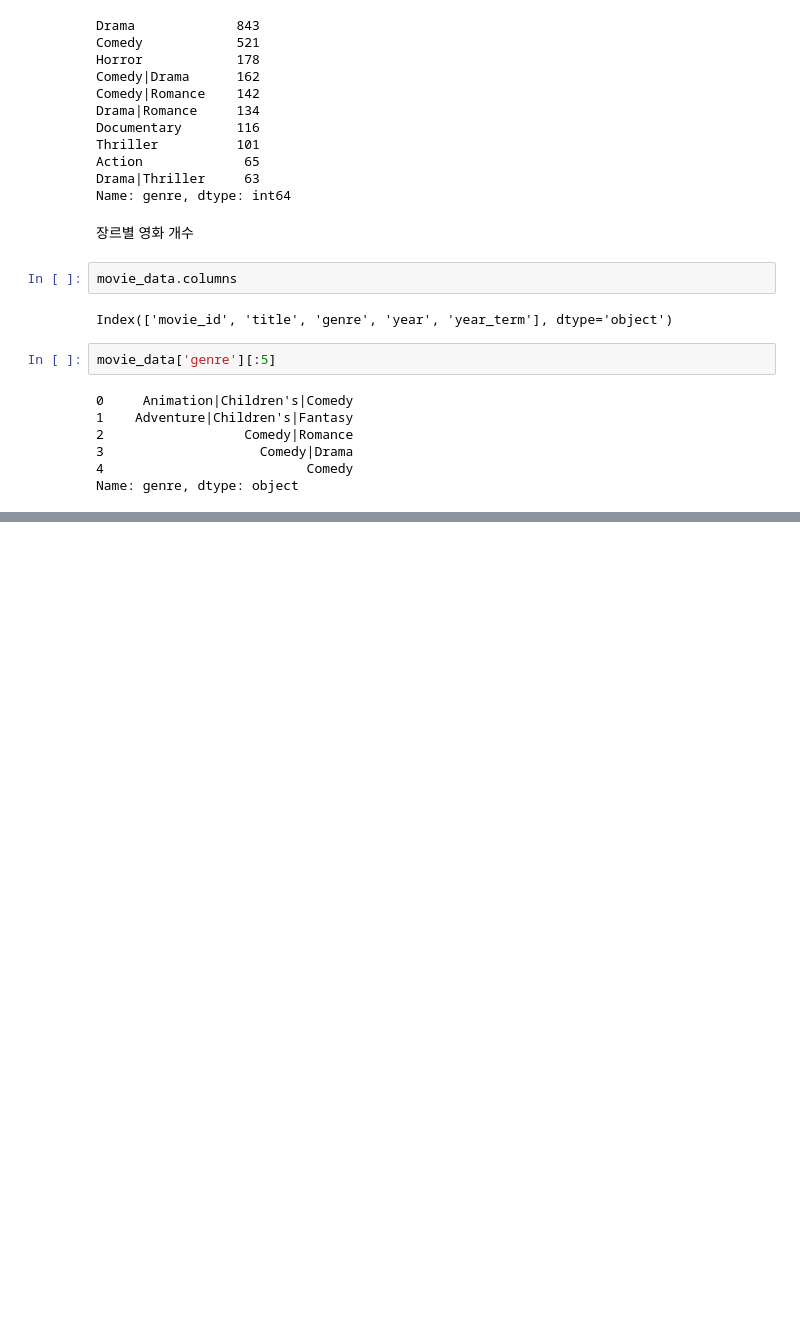
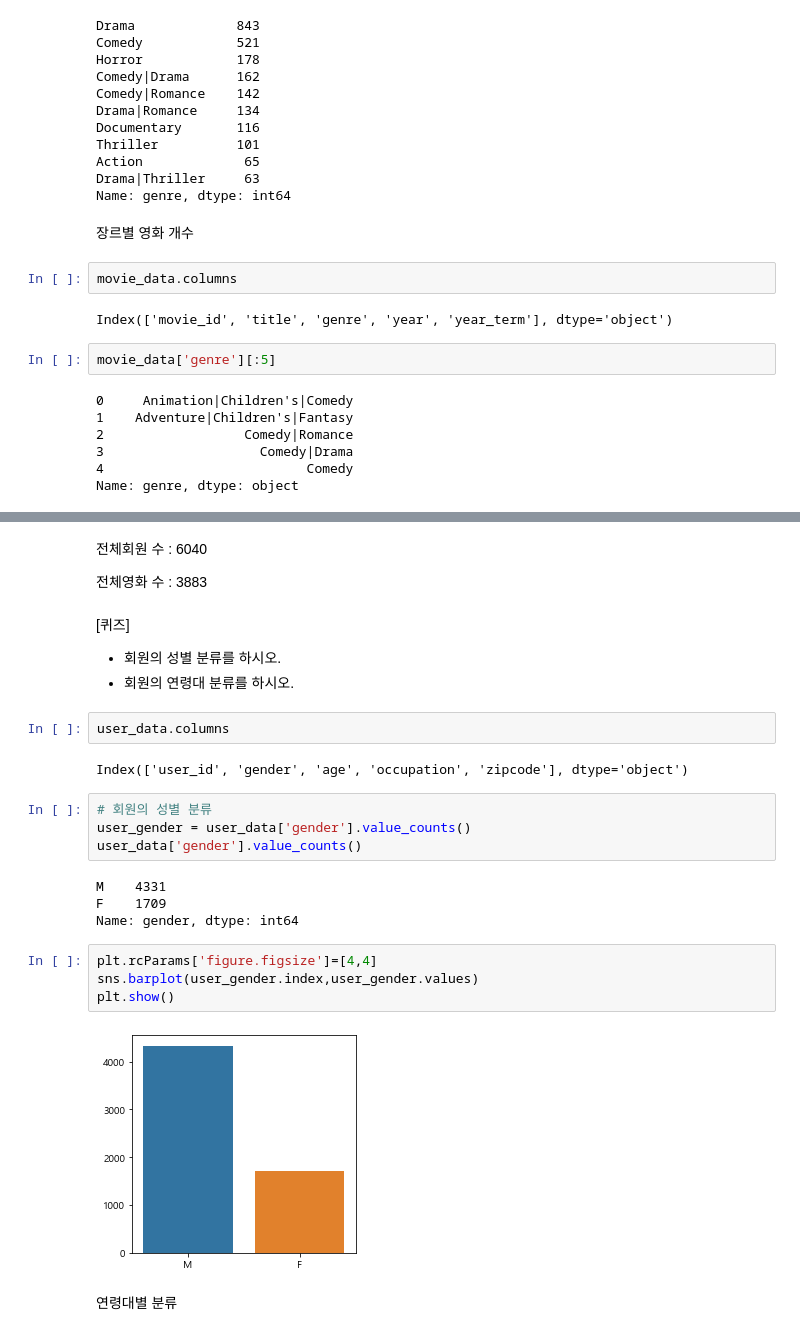
Before and after one commit to onulee/https---github.com-onulee-kdigital1, a Jupyter notebook: 11.deep/d0809/ju0809_01_영화평점예측.ipynb, the cells around one changed output, grey strips where cells are left out. Cells and saved outputs as stored; diff of their text form; blank space fills up the shorter version.

```diff
--- a/11.deep/d0809/ju0809_01_영화평점예측.ipynb
+++ b/11.deep/d0809/ju0809_01_영화평점예측.ipynb
@@ -177,0 +204,29 @@ for index,row in movie_data.iterrows():
+# %% [markdown]
+전체회원 수 : 6040
+
+전체영화 수 : 3883
+# %% [markdown]
+[퀴즈]
+
+* 회원의 성별 분류를 하시오.
+* 회원의 연령대 분류를 하시오.
+# %%
+user_data.columns
+# %% [output]
+Index(['user_id', 'gender', 'age', 'occupation', 'zipcode'], dtype='object')
+# %%
+# 회원의 성별 분류
+user_gender = user_data['gender'].value_counts()
+user_data['gender'].value_counts()
+# %% [output]
+M    4331
+F    1709
+Name: gender, dtype: int64
+# %%
+plt.rcParams['figure.figsize']=[4,4]
+sns.barplot(user_gender.index,user_gender.values)
+plt.show()
+# %% [output]
+[figure, added]
+# %% [markdown]
+연령대별 분류
```
Also changed, not shown: parts of 20 cells of this notebook.
